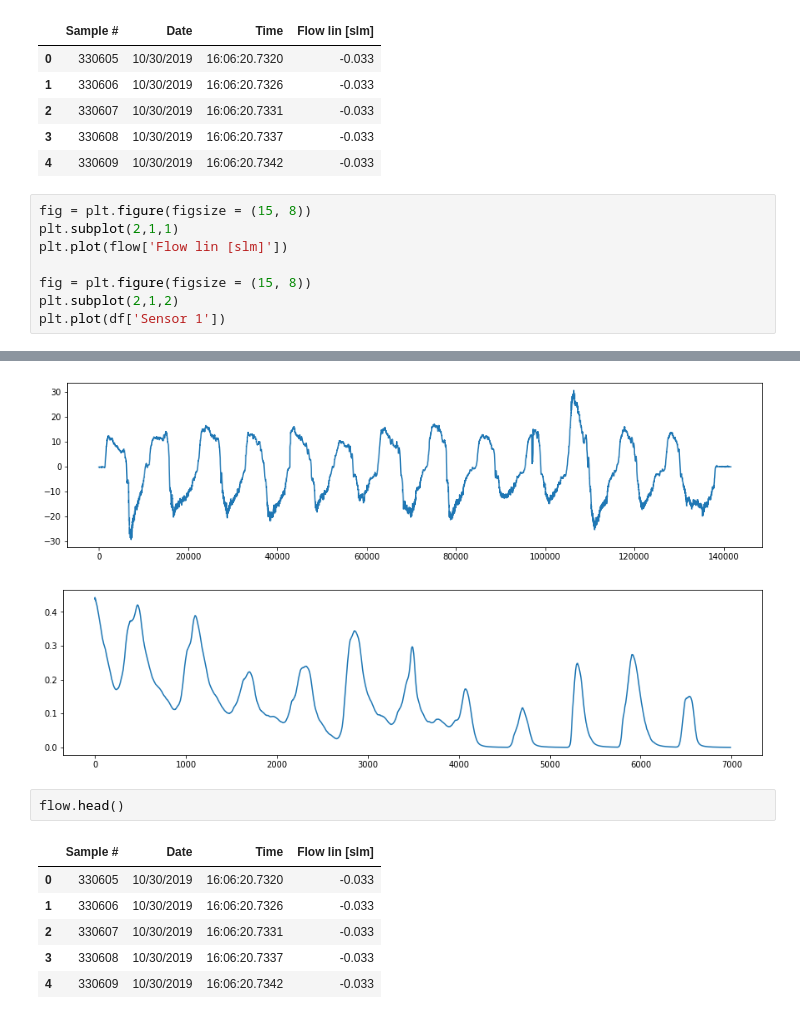
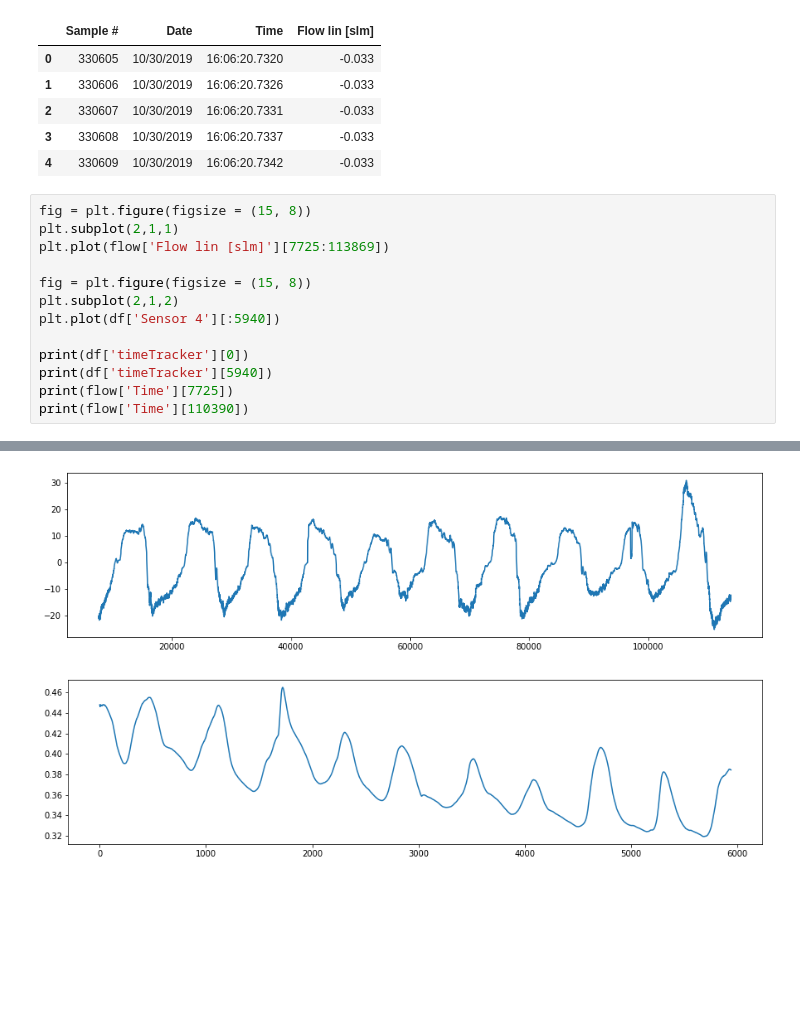
Before and after one commit to RightAir/BreathDetectionSystem, a Jupyter notebook: TensorFlow/SensorData_EDA.ipynb, the cells around one changed output, grey strips where cells are left out. Cells and saved outputs as stored; diff of their text form; blank space fills up the shorter version.

```diff
--- a/TensorFlow/SensorData_EDA.ipynb
+++ b/TensorFlow/SensorData_EDA.ipynb
@@ -94,9 +94,14 @@ flow.head()
 # %%
 fig = plt.figure(figsize = (15, 8))
 plt.subplot(2,1,1)
-plt.plot(flow['Flow lin [slm]'])
+plt.plot(flow['Flow lin [slm]'][7725:113869])
 
 fig = plt.figure(figsize = (15, 8))
 plt.subplot(2,1,2)
-plt.plot(df['Sensor 1'])
+plt.plot(df['Sensor 4'][:5940])
+
+print(df['timeTracker'][0])
+print(df['timeTracker'][5940])
+print(flow['Time'][7725])
+print(flow['Time'][110390])
 # %% [output]
@@ -104,11 +112,2 @@ plt.plot(df['Sensor 1'])
-[figure, old version]
+[figure, new version]
-[figure, old version]
+[figure, new version]
-# %%
-flow.head()
-# %% [output]
-|  | Sample # | Date | Time | Flow lin [slm] |
-| 0 | 330605 | 10/30/2019 | 16:06:20.7320 | -0.033 |
-| 1 | 330606 | 10/30/2019 | 16:06:20.7326 | -0.033 |
-| 2 | 330607 | 10/30/2019 | 16:06:20.7331 | -0.033 |
-| 3 | 330608 | 10/30/2019 | 16:06:20.7337 | -0.033 |
-| 4 | 330609 | 10/30/2019 | 16:06:20.7342 | -0.033 |
```
Also changed, not shown: parts of 6 cells of this notebook.
